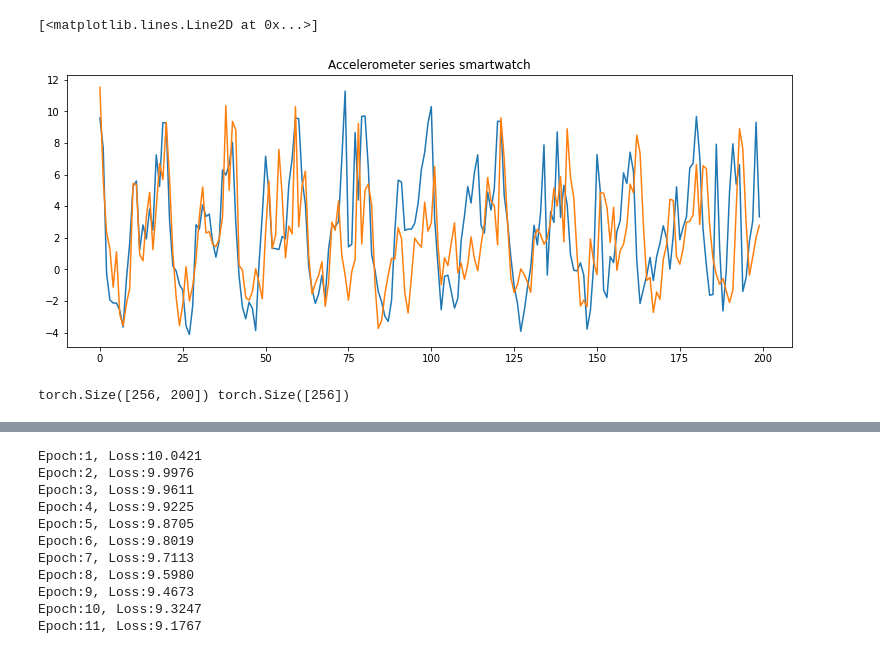
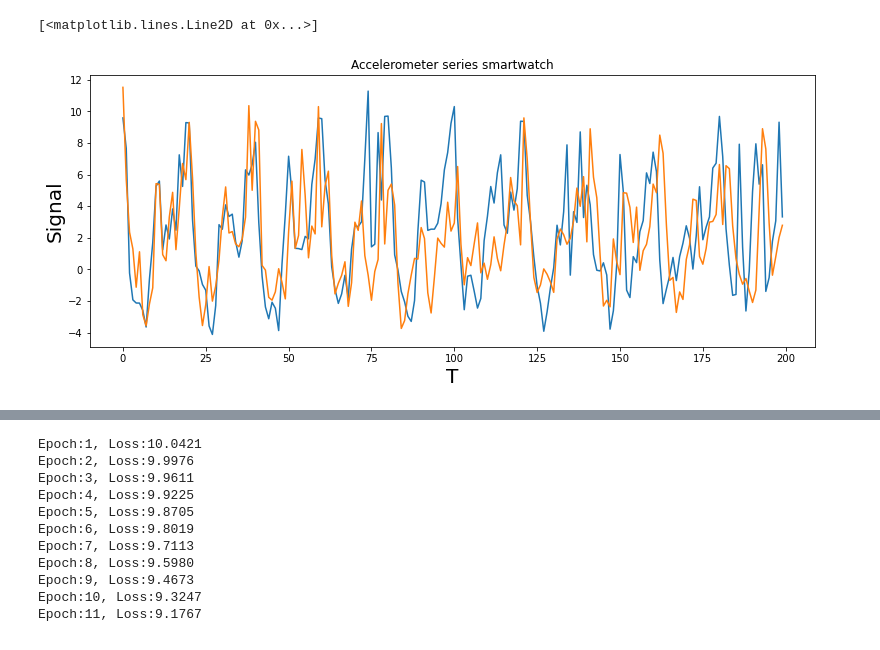
Before and after one commit to roberts2510/MSThesis_2, a Jupyter notebook: code/code.ipynb, the cells around one changed output, grey strips where cells are left out. Drawn from its saved outputs; the diff is of its cells as text; code cells hidden in the pictures.

```diff
--- a/code/code.ipynb
+++ b/code/code.ipynb
@@ -145,14 +147,10 @@ plt.plot(mean_smartphone[0,200:400])
 # %%
 plt.figure(figsize=(13,5))
+plt.xlabel("T", fontsize = 20)
+plt.ylabel("Signal", fontsize = 20)
 plt.title('Accelerometer series smartwatch')
 plt.plot(mean_watch[0,:200])
 plt.plot(mean_watch[0,200:400])
 # %% [output]
 [<matplotlib.lines.Line2D at 0x...>]
-[figure, old version]
+[figure, new version]
-# %%
-dataiter = iter(data_loader)
-images, labels = dataiter.next()
-print((images.shape), (labels.shape))
-# %% [output]
-torch.Size([256, 200]) torch.Size([256])
```
Also changed, not shown: parts of 13 cells of this notebook.
